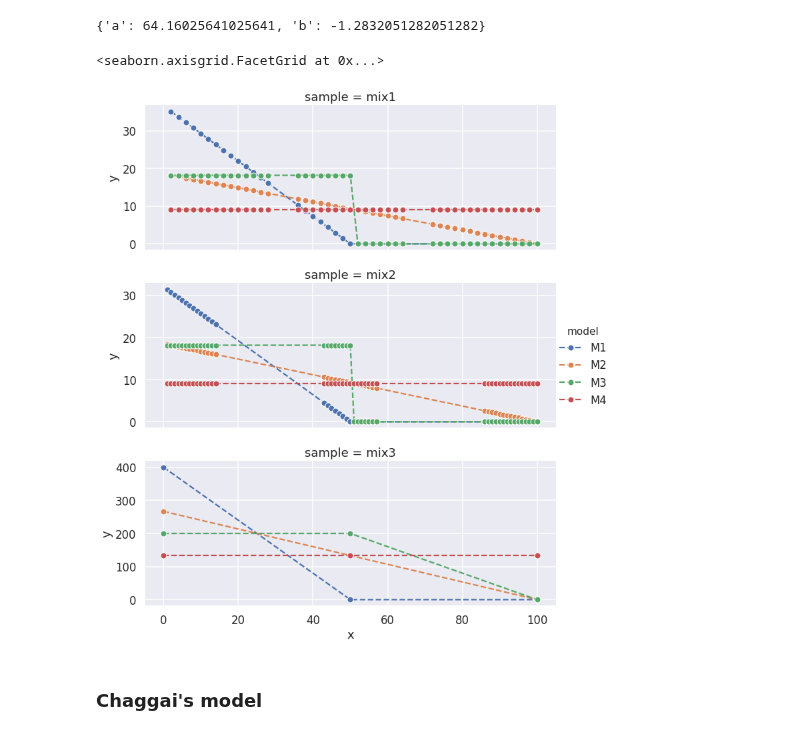
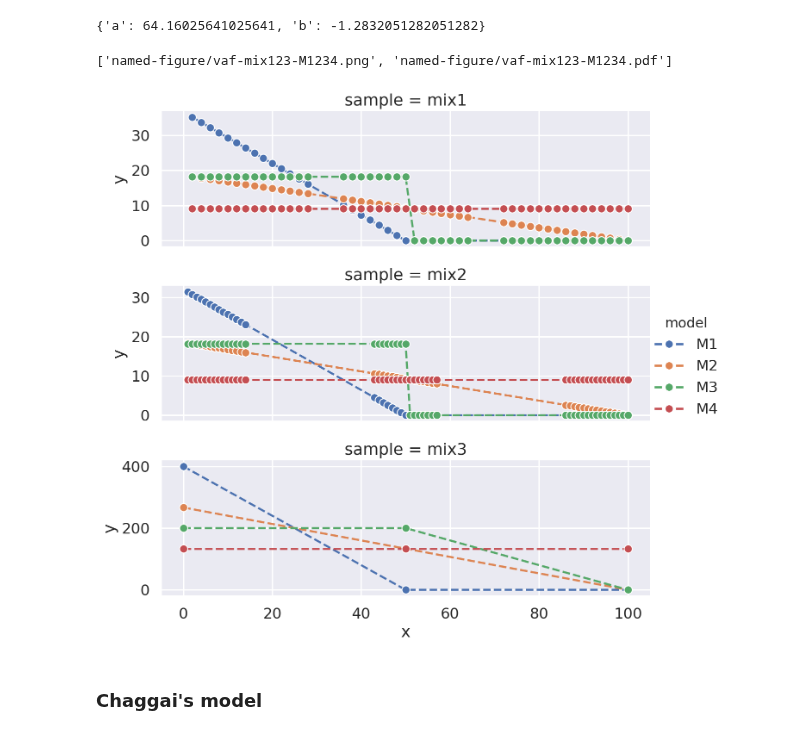
Before and after one commit to attilagk/BSM-research, a Jupyter notebook: notebook/2019-04-04-truth-sets-aaf/2019-04-04-truth-sets-aaf.ipynb, the cells around one changed output. Cells and saved outputs as stored; diff of their text form; code cells hidden in the pictures.

```diff
--- a/notebook/2019-04-04-truth-sets-aaf/2019-04-04-truth-sets-aaf.ipynb
+++ b/notebook/2019-04-04-truth-sets-aaf/2019-04-04-truth-sets-aaf.ipynb
@@ -202,16 +209,16 @@ tsa.evaluate_model(Y=germ_vars.at['chr22', 'snp'] * 1e-2, xset=xset, model='M1',
 modeled_nvar = tsa.evalmodel2df_all(nvariants)
 # %%
 def m_nvar_aaf_plot(region, vartype, p_som2germ):
-    fg = sns.FacetGrid(data=modeled_nvar.loc[(modeled_nvar['region'] == region) & (modeled_nvar['vartype'] == vartype) & (modeled_nvar['p_som2germ'] == p_som2germ), :], row='sample', hue='model', sharey=False, aspect=2.5, height=4)
+    fg = sns.FacetGrid(data=modeled_nvar.loc[(modeled_nvar['region'] == region) & (modeled_nvar['vartype'] == vartype) & (modeled_nvar['p_som2germ'] == p_som2germ), :], row='sample', hue='model', sharey=False, aspect=3)
     fg = fg.map(plt.plot, 'x', 'y', marker='o', markeredgecolor='white', linestyle='dashed')
     fg = fg.add_legend()
     return(fg)
 # %%
 fg = m_nvar_aaf_plot(region='autosomes', vartype='snp', p_som2germ=4)
-fg
+attila_utils.savefig(fg, 'vaf-mix123-M1234')
 # %% [output]
-<seaborn.axisgrid.FacetGrid at 0x...>
+['named-figure/vaf-mix123-M1234.png', 'named-figure/vaf-mix123-M1234.pdf']
-[figure, old version]
+[figure, new version]
 # %% [markdown]
 ### Chaggai's model
 # %%
```
Also changed, not shown: parts of 10 cells of this notebook, 4 other files.
